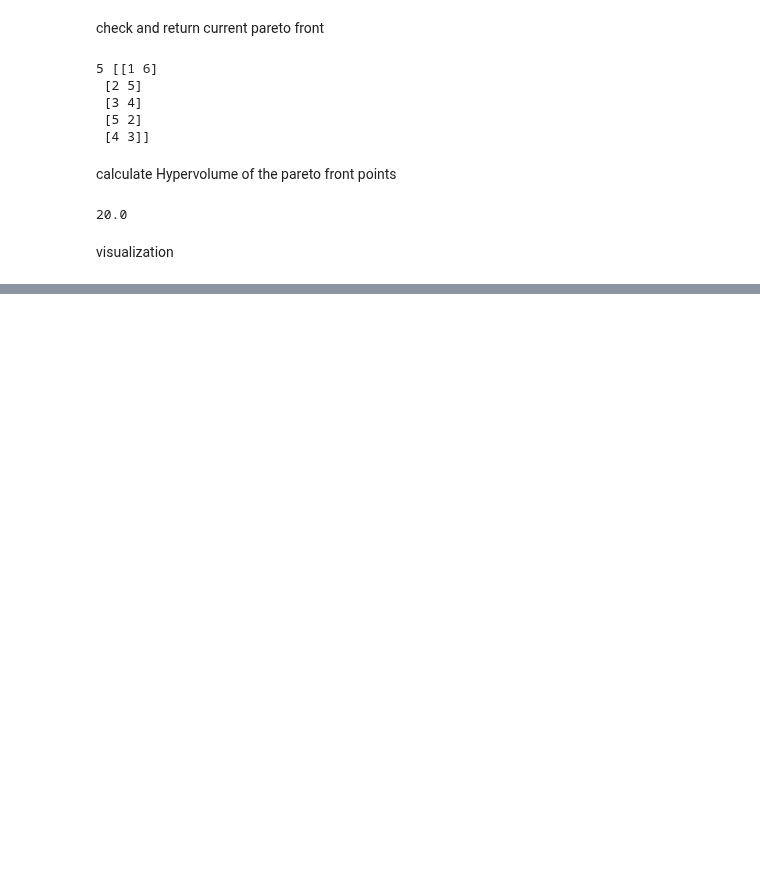
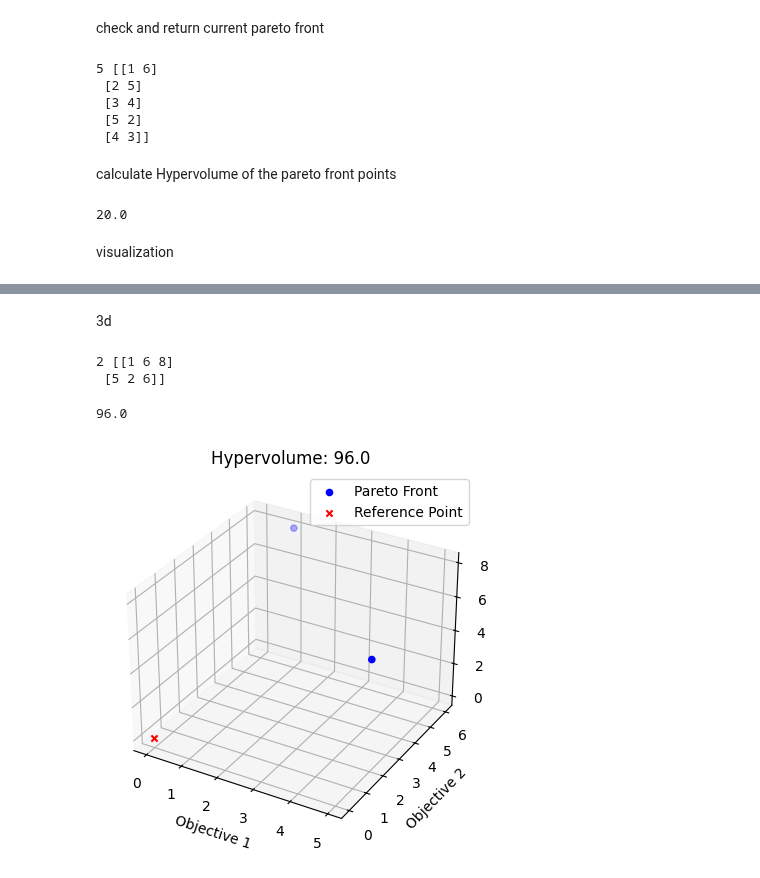
Before and after one commit to wzh-miasanmia/jax_mobo, a Jupyter notebook: mobo_np/pareto_HV_test.ipynb, the cells around one changed output, grey strips where cells are left out. Cells and saved outputs as stored; diff of their text form; code cells hidden in the pictures; blank space fills up the shorter version.

```diff
--- a/mobo_np/pareto_HV_test.ipynb
+++ b/mobo_np/pareto_HV_test.ipynb
@@ -35,0 +36,22 @@ plot_pareto_hv(Y_nd, ref_point)
+# %% [markdown]
+3d
+# %%
+pareto_front_3d = np.array([[1, 6, 8], [5, 2, 6]])
+mask_no_dedup = is_non_dominated_np(pareto_front_3d)
+num_new_pareto = mask_no_dedup[-pareto_front_3d.shape[-2] :].sum()
+Y_nd = pareto_front_3d[mask_no_dedup]
+print(num_new_pareto, Y_nd)
+# %% [output]
+2 [[1 6 8]
+ [5 2 6]]
+# %%
+ref_point = np.array([0,0,0])
+HV = Hypervolume(ref_point)
+HV_value = HV.compute(Y_nd)
+print(HV_value)
+# %% [output]
+96.0
+# %%
+plot_pareto_hv(Y_nd, ref_point)
+# %% [output]
+[figure, added]
```
Also changed, not shown: parts of 1 cell of this notebook, 1 other file.
